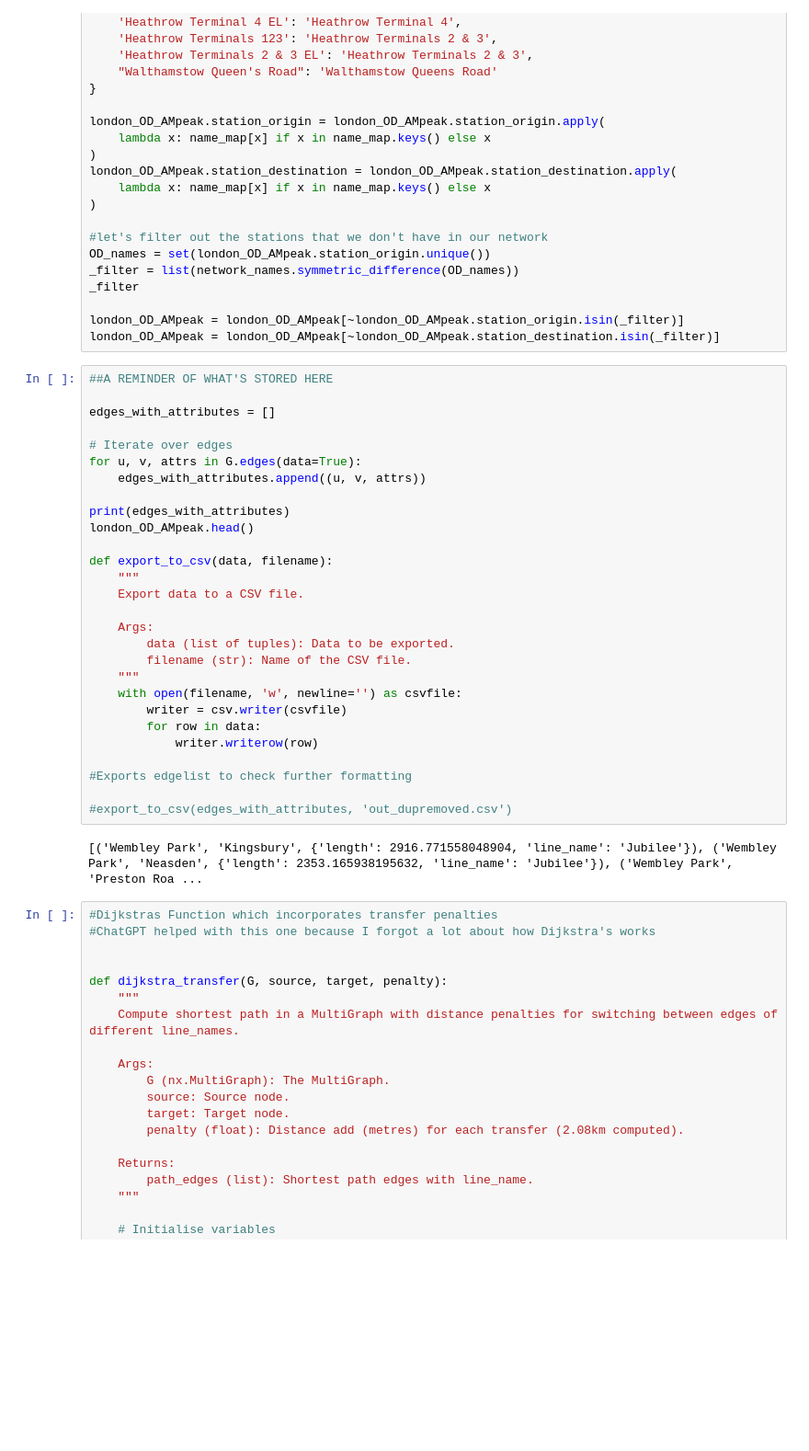
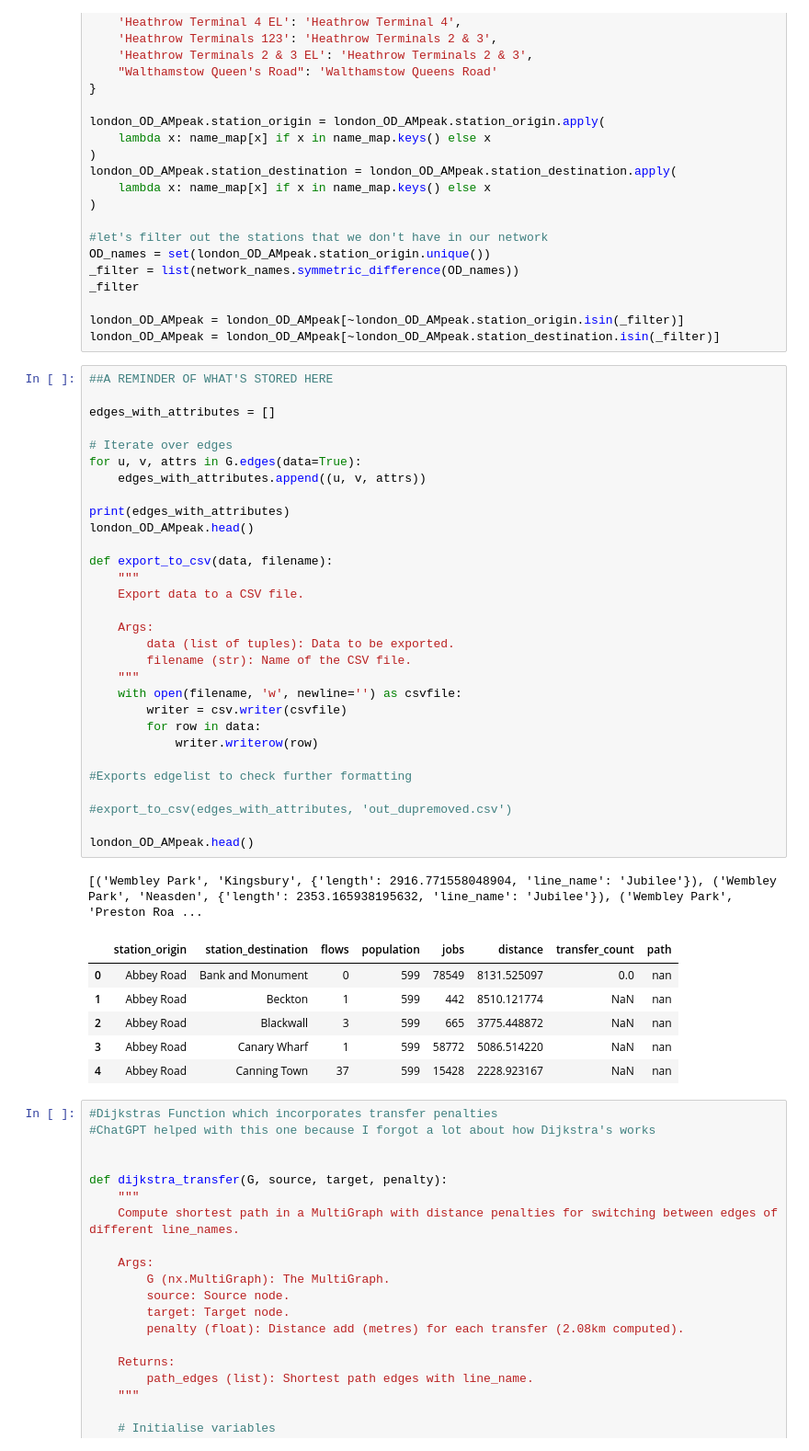
Before and after one commit to grolls23/UrbsimAssessment, a Jupyter notebook: UrbsimFinal.ipynb, the cells around one changed output. Shown at 92% size. Cells and saved outputs as stored; diff of their text form; blank space fills up the shorter version.

```diff
--- a/UrbsimFinal.ipynb
+++ b/UrbsimFinal.ipynb
@@ -100,33 +111,41 @@ london_OD_AMpeak = london_OD_AMpeak[~london_OD_AMpeak.station_destination.isin(_
 # %%
 ##A REMINDER OF WHAT'S STORED HERE
 
 edges_with_attributes = []
 
 # Iterate over edges
 for u, v, attrs in G.edges(data=True):
     edges_with_attributes.append((u, v, attrs))
 
 print(edges_with_attributes)
 london_OD_AMpeak.head()
 
 def export_to_csv(data, filename):
     """
     Export data to a CSV file.
 
     Args:
         data (list of tuples): Data to be exported.
         filename (str): Name of the CSV file.
     """
     with open(filename, 'w', newline='') as csvfile:
         writer = csv.writer(csvfile)
         for row in data:
             writer.writerow(row)
 
 #Exports edgelist to check further formatting
 
 #export_to_csv(edges_with_attributes, 'out_dupremoved.csv')
+
+london_OD_AMpeak.head()
 # %% [output]
 [('Wembley Park', 'Kingsbury', {'length': 2916.771558048904, 'line_name': 'Jubilee'}), ('Wembley Park', 'Neasden', {'length': 2353.165938195632, 'line_name': 'Jubilee'}), ('Wembley Park', 'Preston Roa ...
+|  | station_origin | station_destination | flows | population | jobs | distance | transfer_count | path |
+| 0 | Abbey Road | Bank and Monument | 0 | 599 | 78549 | 8131.525097 | 0.0 | nan |
+| 1 | Abbey Road | Beckton | 1 | 599 | 442 | 8510.121774 | NaN | nan |
+| 2 | Abbey Road | Blackwall | 3 | 599 | 665 | 3775.448872 | NaN | nan |
+| 3 | Abbey Road | Canary Wharf | 1 | 599 | 58772 | 5086.514220 | NaN | nan |
+| 4 | Abbey Road | Canning Town | 37 | 599 | 15428 | 2228.923167 | NaN | nan |
 # %%
 #Dijkstras Function which incorporates transfer penalties
 #ChatGPT helped with this one because I forgot a lot about how Dijkstra's works
```
Also changed, not shown: parts of 38 cells of this notebook, 2 other files.
